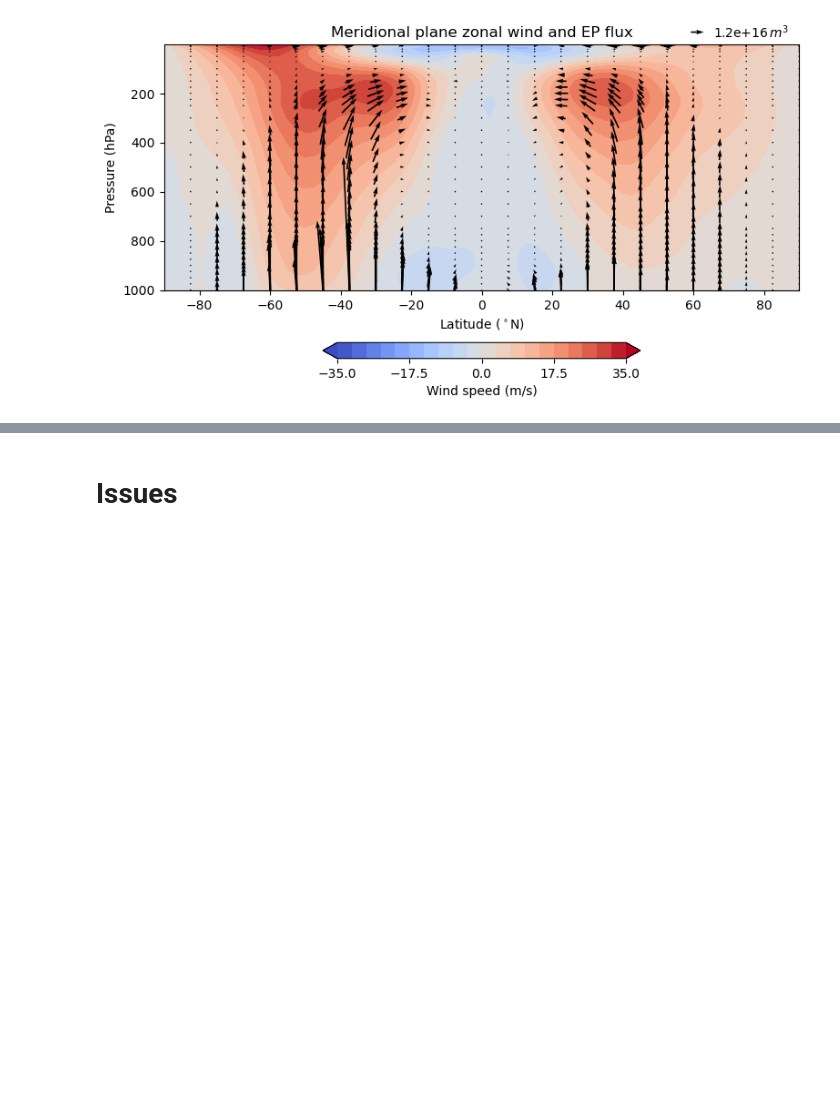
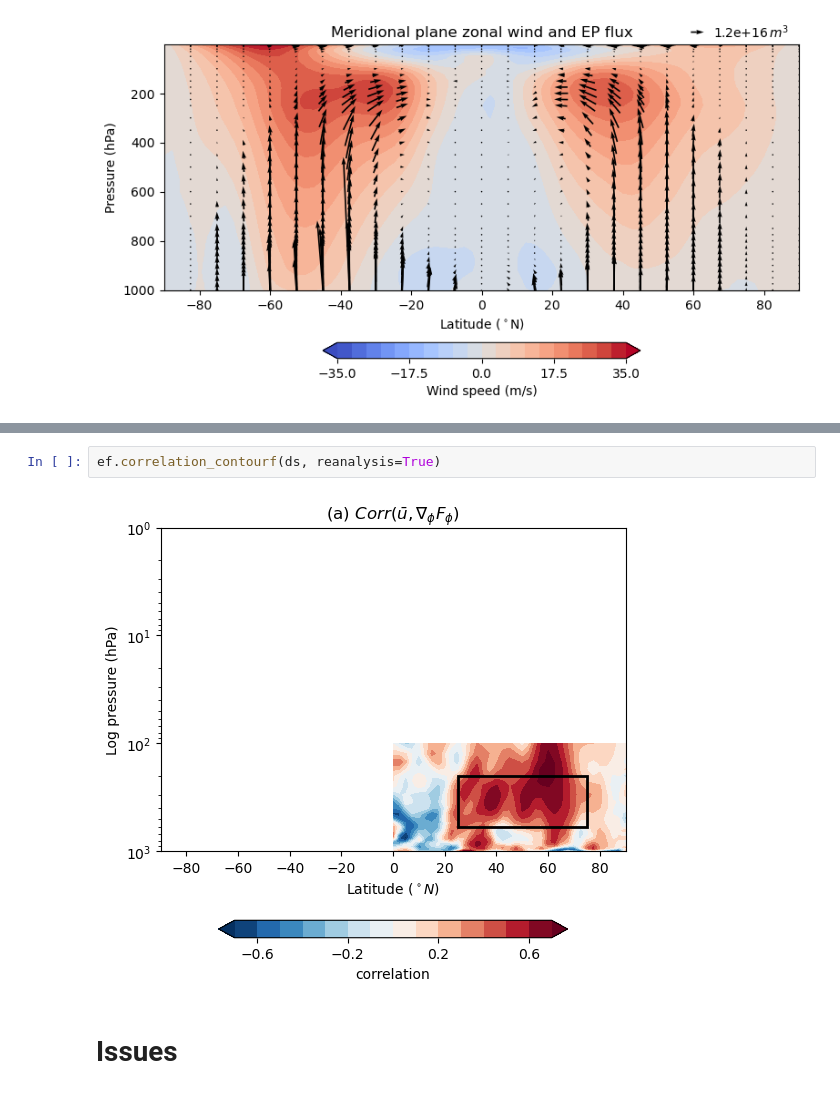
Before and after one commit to Caturrell/eddy_feedback, a Jupyter notebook: EPflux/jra55.ipynb, the cells around one changed output, grey strips where cells are left out. Drawn from its saved outputs; the diff is of its cells as text; blank space fills up the shorter version.

```diff
--- a/EPflux/jra55.ipynb
+++ b/EPflux/jra55.ipynb
@@ -49,3 +49,7 @@ ef.plot_epfluxes_div(ds, skip_lat=2, lat_slice=slice(1,72))
+# %%
+ef.correlation_contourf(ds, reanalysis=True)
+# %% [output]
+[figure, added]
 # %% [markdown]
 # Issues
 # %%
```
Also changed, not shown: parts of 4 cells of this notebook, 3 other files.
